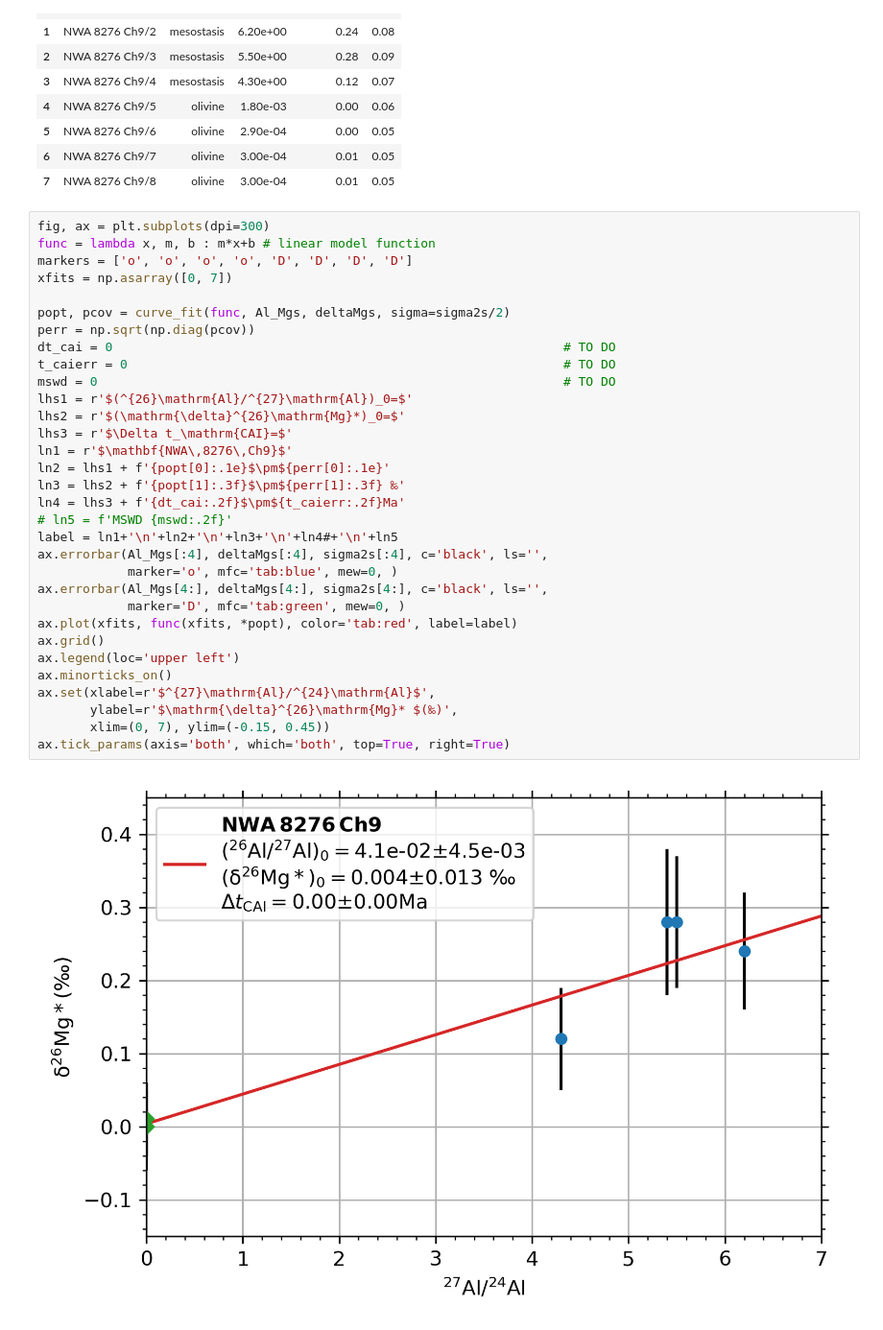
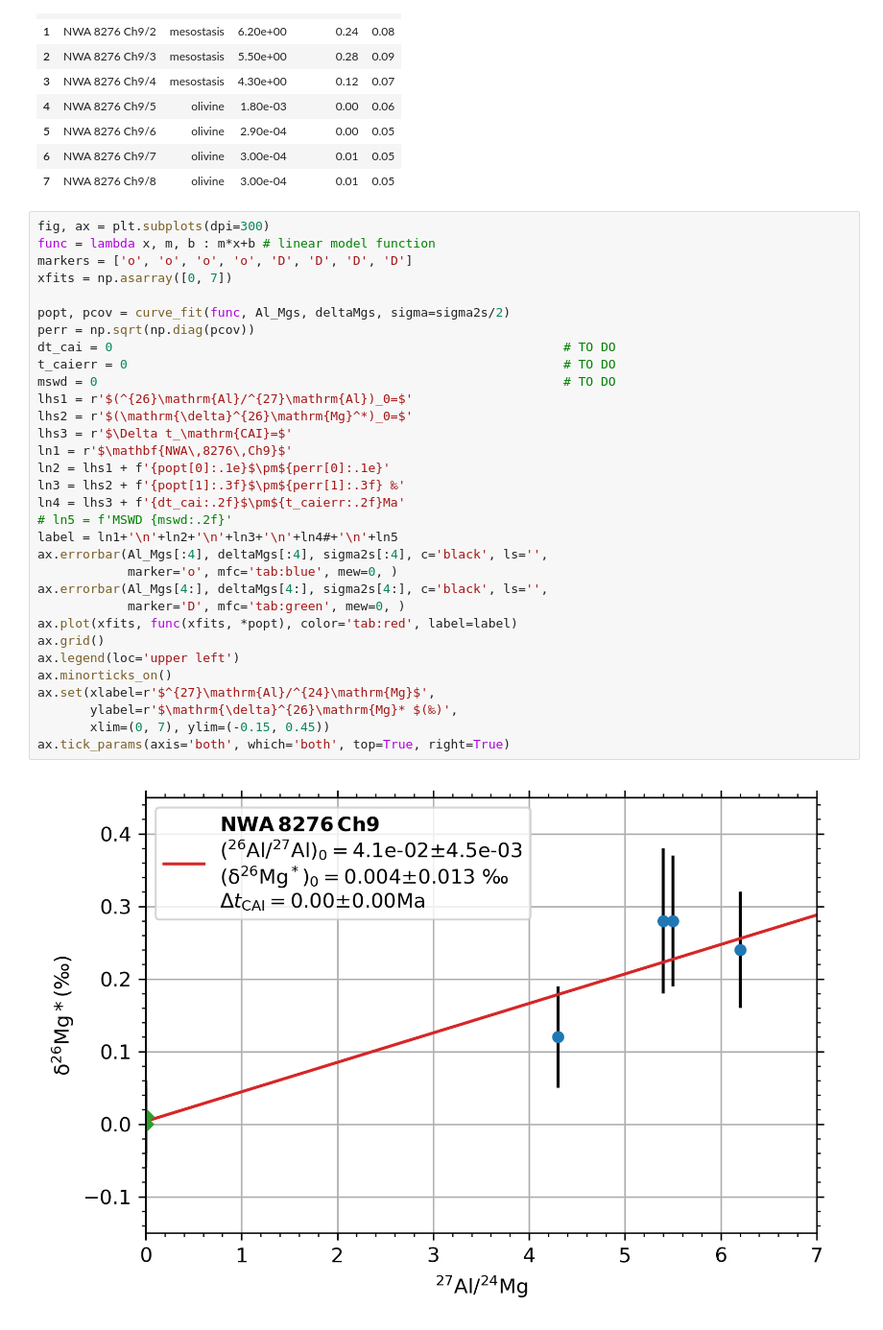
Before and after one commit to sabaronett/geol-710, a Jupyter notebook: Isochron.ipynb, the cells around one changed output. Shown at 96% size. Saved outputs shown, nothing was run; the diff lists cells and outputs as text.

```diff
--- a/Isochron.ipynb
+++ b/Isochron.ipynb
@@ -50,33 +50,33 @@ df.style.format({
 fig, ax = plt.subplots(dpi=300)
 func = lambda x, m, b : m*x+b # linear model function
 markers = ['o', 'o', 'o', 'o', 'D', 'D', 'D', 'D']
 xfits = np.asarray([0, 7])
 
 popt, pcov = curve_fit(func, Al_Mgs, deltaMgs, sigma=sigma2s/2)
 perr = np.sqrt(np.diag(pcov))
 dt_cai = 0                                                            # TO DO
 t_caierr = 0                                                          # TO DO
 mswd = 0                                                              # TO DO
 lhs1 = r'$(^{26}\mathrm{Al}/^{27}\mathrm{Al})_0=$'
-lhs2 = r'$(\mathrm{\delta}^{26}\mathrm{Mg}*)_0=$'
+lhs2 = r'$(\mathrm{\delta}^{26}\mathrm{Mg}^*)_0=$'
 lhs3 = r'$\Delta t_\mathrm{CAI}=$'
 ln1 = r'$\mathbf{NWA\,8276\,Ch9}$'
 ln2 = lhs1 + f'{popt[0]:.1e}$\pm${perr[0]:.1e}'
 ln3 = lhs2 + f'{popt[1]:.3f}$\pm${perr[1]:.3f} ‰'
 ln4 = lhs3 + f'{dt_cai:.2f}$\pm${t_caierr:.2f}Ma'
 # ln5 = f'MSWD {mswd:.2f}'
 label = ln1+'\n'+ln2+'\n'+ln3+'\n'+ln4#+'\n'+ln5
 ax.errorbar(Al_Mgs[:4], deltaMgs[:4], sigma2s[:4], c='black', ls='',
             marker='o', mfc='tab:blue', mew=0, )
 ax.errorbar(Al_Mgs[4:], deltaMgs[4:], sigma2s[4:], c='black', ls='',
             marker='D', mfc='tab:green', mew=0, )
 ax.plot(xfits, func(xfits, *popt), color='tab:red', label=label)
 ax.grid()
 ax.legend(loc='upper left')
 ax.minorticks_on()
-ax.set(xlabel=r'$^{27}\mathrm{Al}/^{24}\mathrm{Al}$',
+ax.set(xlabel=r'$^{27}\mathrm{Al}/^{24}\mathrm{Mg}$',
        ylabel=r'$\mathrm{\delta}^{26}\mathrm{Mg}* $(‰)',
        xlim=(0, 7), ylim=(-0.15, 0.45))
 ax.tick_params(axis='both', which='both', top=True, right=True)
 # %% [output]
-[figure, old version]
+[figure, new version]
```
